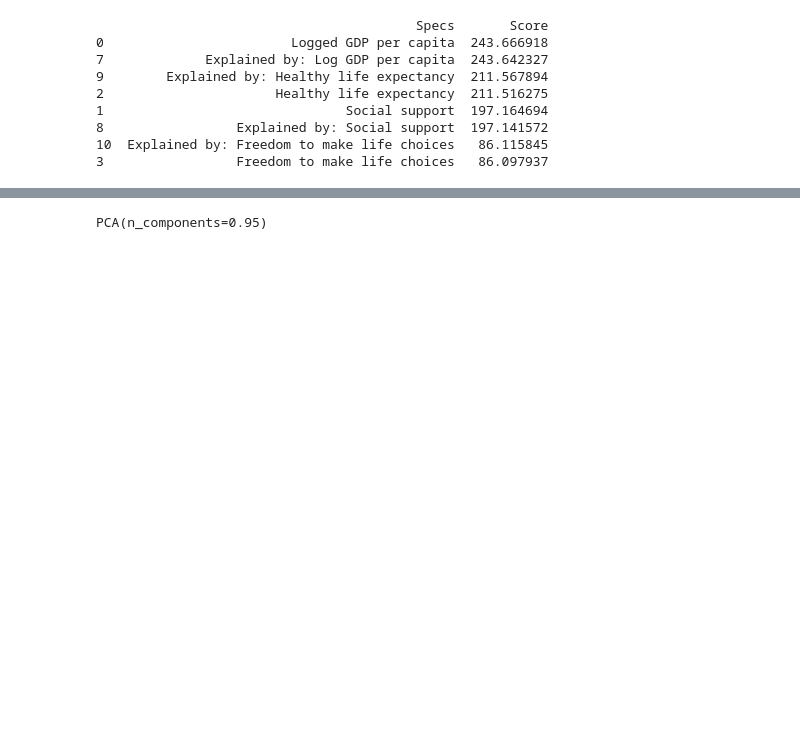
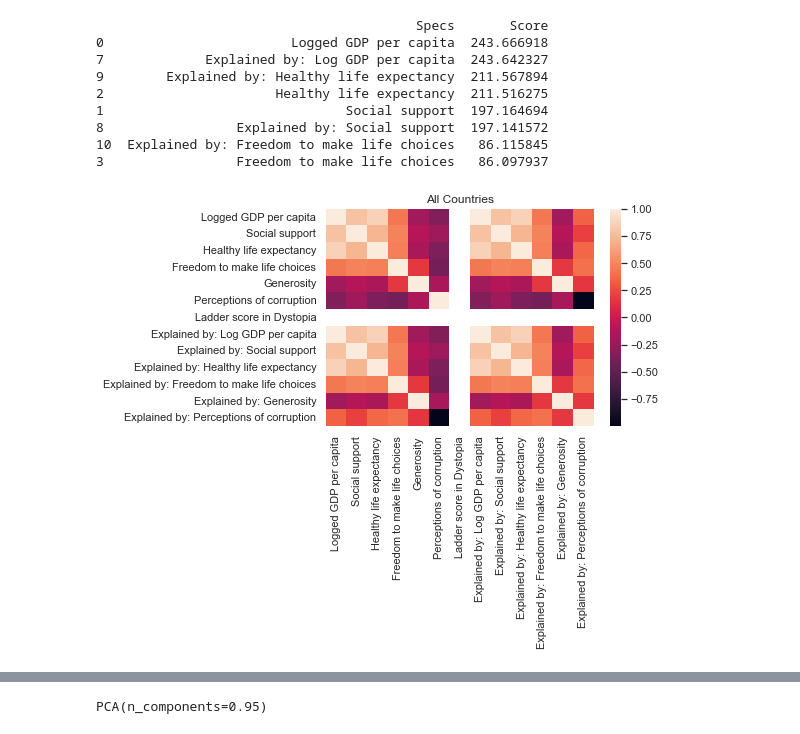
Before and after one commit to Owen-Choi/DataScienceProject, a Jupyter notebook: Untitled1 (1) (1).ipynb, the cells around one changed output, grey strips where cells are left out. Drawn from its saved outputs; the diff is of its cells as text; code cells hidden in the pictures; blank space fills up the shorter version.

```diff
--- a/Untitled1 (1) (1).ipynb
+++ b/Untitled1 (1) (1).ipynb
@@ -146,6 +236,14 @@ print(featureScores.nlargest(8,'Score'))
 8                 Explained by: Social support  197.141572
 10  Explained by: Freedom to make life choices   86.115845
 3                 Freedom to make life choices   86.097937
+# %%
+#plot correlation score
+sns.set_theme(style="white")
+ax = sns.heatmap(report[report.columns[3:-1]].corr()).set_title("All Countries")\
+
+#showes that if GDP, Social, Healty interations are met peaople focus more on external things
+# %% [output]
+[figure, added]
 # %%
 report=report.drop(report.columns[9],axis='columns')
 report
```
Also changed, not shown: parts of 19 cells of this notebook.
